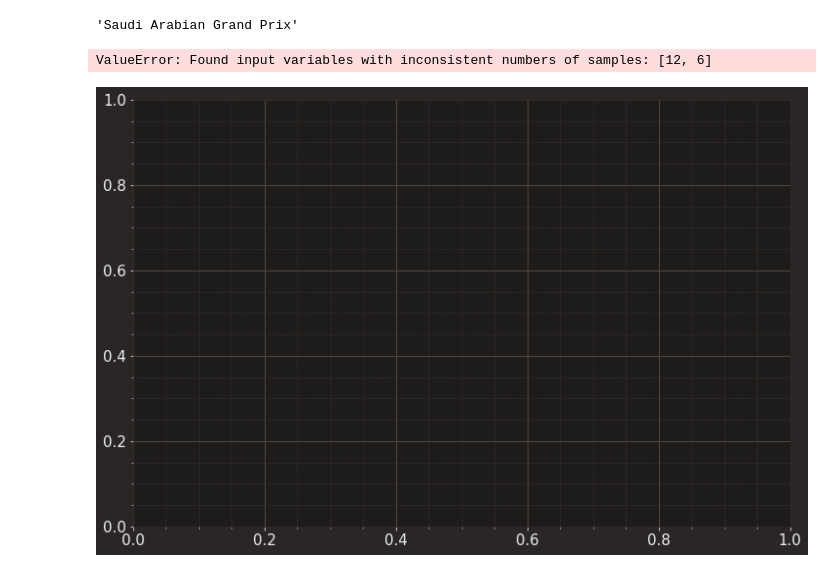
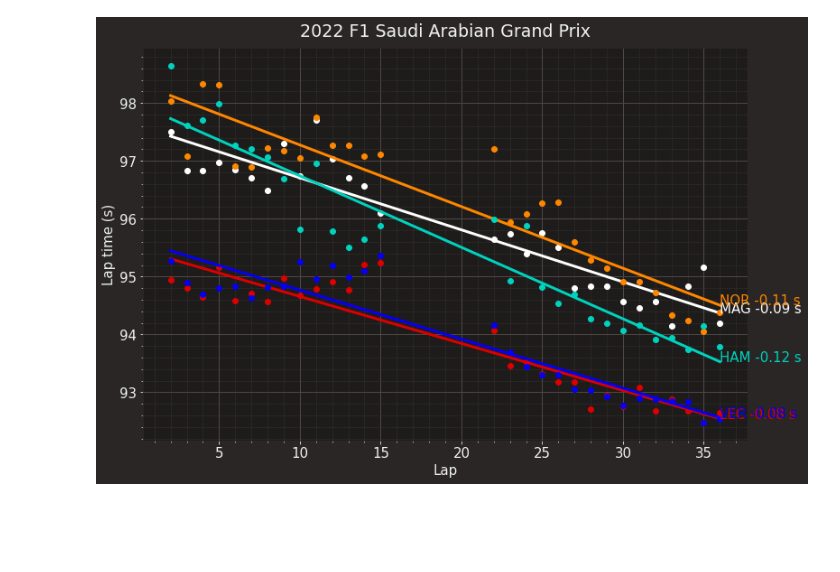
Before and after one commit to HyperGryphon/Formula-1, a Jupyter notebook: race_pace.ipynb, the cells around one changed output. Cells and saved outputs as stored; diff of their text form; code cells hidden in the pictures; blank space fills up the shorter version.

```diff
--- a/race_pace.ipynb
+++ b/race_pace.ipynb
@@ -12,7 +12,7 @@ from sklearn.linear_model import LinearRegression
 # Enable the cache
 fastf1.Cache.enable_cache('cache')
 # Load the session data
-session = fastf1.get_session(2022, 'Saudi Arabia', 'R')
+session = fastf1.get_session(2022, 2, 'R')
 # Collect all race laps
 laps = session.load()
 laps = session.laps
@@ -32,7 +32,3 @@ core           INFO     Finished loading data for 20 drivers: ['1', '55', '47',
-# %%
-session.event.EventName
-# %% [output]
-'Saudi Arabian Grand Prix'
 # %%
 #%matplotlib widget
 
@@ -40,7 +36,7 @@ m = 'MEDIUM'
 s = 'SOFT'
 h = 'HARD'
 
-drivers = ['LEC', 'VER', 'HAM']
+drivers = ['LEC', 'VER', 'MAG', 'NOR', 'HAM']
 #laps.pick_driver(drivers[7])[{'Driver','TyreLife','LapNumber','LapTime','IsAccurate'}]#.pick_tyre(s)
 # %%
 #
@@ -52,35 +48,34 @@ plt.rcParams['font.size'] = '15'
 
 for driver in drivers:
     laps_driver = laps.pick_driver(driver)#.pick_tyre(m)
-    laps_driver = laps_driver.loc[(laps_driver.IsAccurate==True) & (laps_driver.Stint==4) & (laps_driver.LapNumber>50)]
+    laps_driver = laps_driver.loc[(laps_driver.IsAccurate==True) & (laps_driver.LapNumber>1) & (laps_driver.LapNumber<37)]
     laps_driver['laptimes'] = laps_driver.LapTime/np.timedelta64(1,'s')
 
     modeldriver = LinearRegression()
     xdriver = np.array([laps_driver.LapNumber.dropna()]).reshape(-1, 1)
     ydriver = np.array([laps_driver.laptimes.loc[~laps_driver.TyreLife.isna()]]).reshape(-1, 1)
     modeldriver.fit(xdriver, ydriver)
     modeldriver = LinearRegression().fit(xdriver, ydriver)
 
     xdriver_new = np.linspace(min(xdriver), max(xdriver), 100)
     ydriver_new = modeldriver.predict(xdriver_new[:])
 
     colordriver = plotting.team_color(pd.unique(laps_driver.Team)[0])
 
     ax.plot(laps_driver.LapNumber, laps_driver.laptimes, 'o', markersize=6, color = colordriver, label = driver)
     ax.plot(xdriver_new, ydriver_new, color=plotting.team_color(pd.unique(laps_driver['Team'])[0]), linewidth=3)
     ax.text(max(laps_driver.LapNumber), ydriver_new[len(ydriver_new)-1],
-            f'{driver} +{abs(np.round(modeldriver.coef_[0][0], 2))} s', color = colordriver)
+            f'{driver} {np.round(modeldriver.coef_[0][0], 2)} s', color = colordriver)
 
     #print(f'{driver} R2: {np.round(modeldriver.score(xdriver, ydriver), 2)}')
 
 ax.set_xlabel('Lap')
 ax.set_ylabel('Lap time (s)')
 #ax.legend()
-ax.set_title(f'{session.event.EventName} Stint 4')
+ax.set_title(f'2022 F1 {session.event.EventName}')
 
 plt.savefig('racepace_chart_stint 4.png', dpi=300)
 
 plt.show()
 # %% [output]
-ValueError: Found input variables with inconsistent numbers of samples: [12, 6]
-[figure, old version]
+[figure, new version]
```
Also changed, not shown: parts of 1 cell of this notebook.
